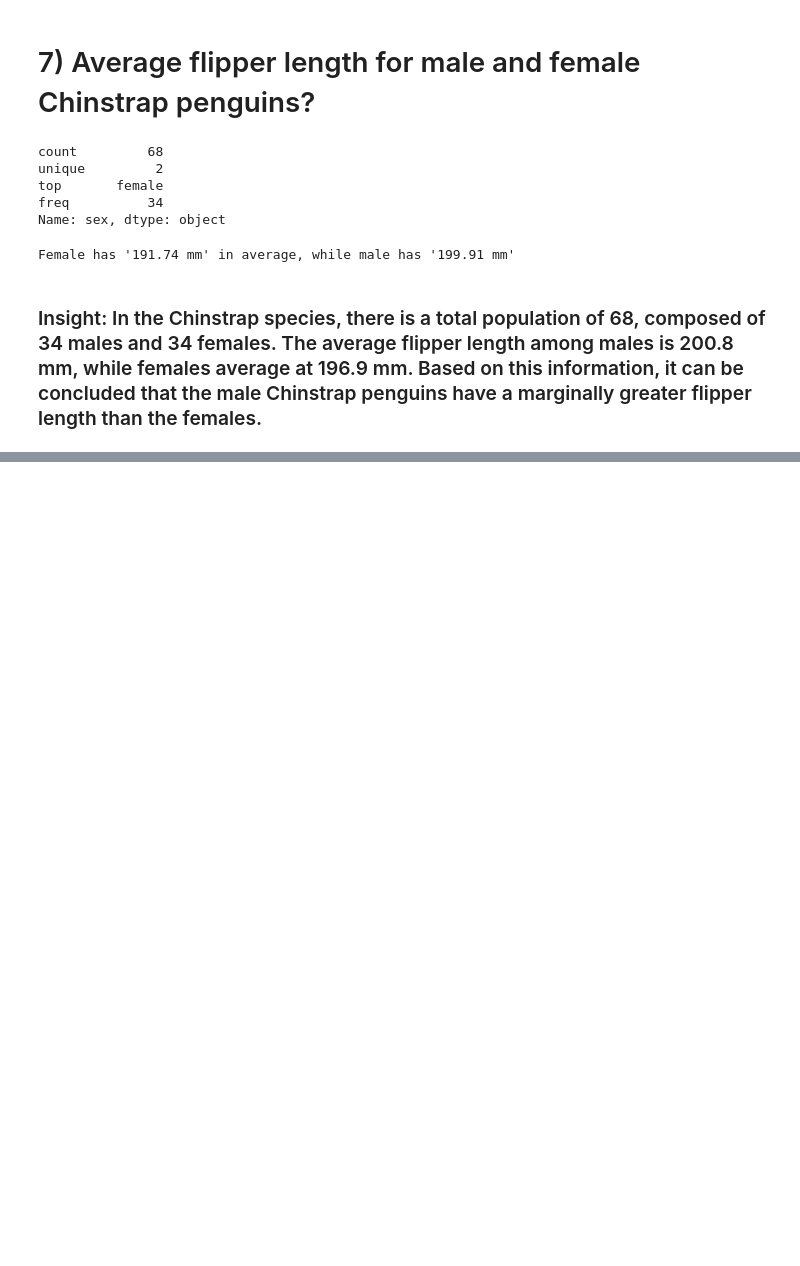
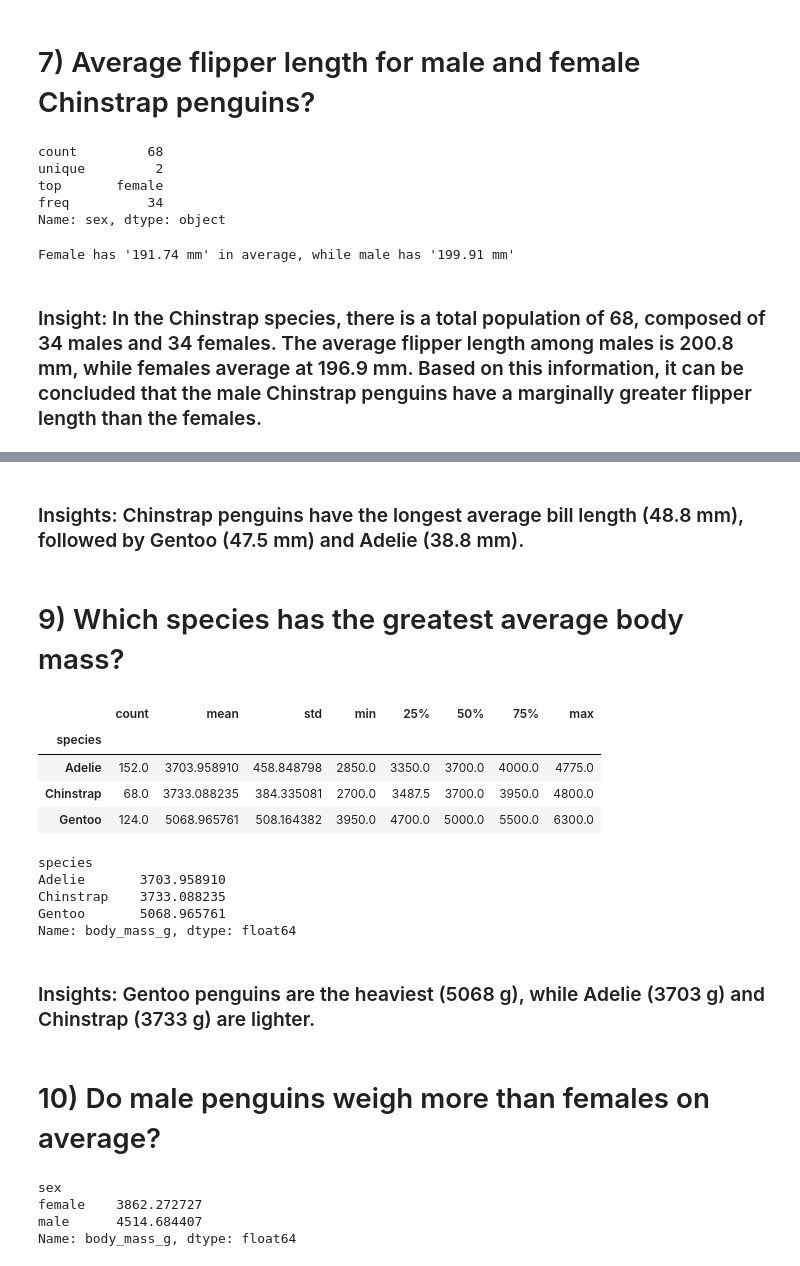
Before and after one commit to CoedydelaCruz/ELEC303-DataAnalytics, a Jupyter notebook: ACTIVITY1.ipynb, the cells around one changed output, grey strips where cells are left out. Drawn from its saved outputs; the diff is of its cells as text; code cells hidden in the pictures; blank space fills up the shorter version.

```diff
--- a/ACTIVITY1.ipynb
+++ b/ACTIVITY1.ipynb
@@ -399,0 +422,33 @@ Based on this information, it can be concluded that the male Chinstrap penguins
+# %% [markdown]
+<h3> Insights: Chinstrap penguins have the longest average bill length (48.8 mm), followed by Gentoo (47.5 mm) and Adelie (38.8 mm).</h3>
+# %% [markdown]
+<h1>9) Which species has the greatest average body mass?</h1>
+# %%
+penguins.groupby('species')['body_mass_g'].describe()
+# %% [output]
+|  | count | mean | std | min | 25% | 50% | 75% | max |
+| species |  |  |  |  |  |  |  |  |
+| Adelie | 152.0 | 3703.958910 | 458.848798 | 2850.0 | 3350.0 | 3700.0 | 4000.0 | 4775.0 |
+| Chinstrap | 68.0 | 3733.088235 | 384.335081 | 2700.0 | 3487.5 | 3700.0 | 3950.0 | 4800.0 |
+| Gentoo | 124.0 | 5068.965761 | 508.164382 | 3950.0 | 4700.0 | 5000.0 | 5500.0 | 6300.0 |
+# %%
+avg_mass = penguins.groupby('species')['body_mass_g'].mean()
+avg_mass
+# %% [output]
+species
+Adelie       3703.958910
+Chinstrap    3733.088235
+Gentoo       5068.965761
+Name: body_mass_g, dtype: float64
+# %% [markdown]
+<h3>Insights: Gentoo penguins are the heaviest (5068 g), while Adelie (3703 g) and Chinstrap (3733 g) are lighter.</h3>
+# %% [markdown]
+<h1>10) Do male penguins weigh more than females on average?</h1>
+# %%
+avg_sex_mass = penguins.groupby('sex')['body_mass_g'].mean()
+avg_sex_mass
+# %% [output]
+sex
+female    3862.272727
+male      4514.684407
+Name: body_mass_g, dtype: float64
```
Also changed, not shown: parts of 14 cells of this notebook.
